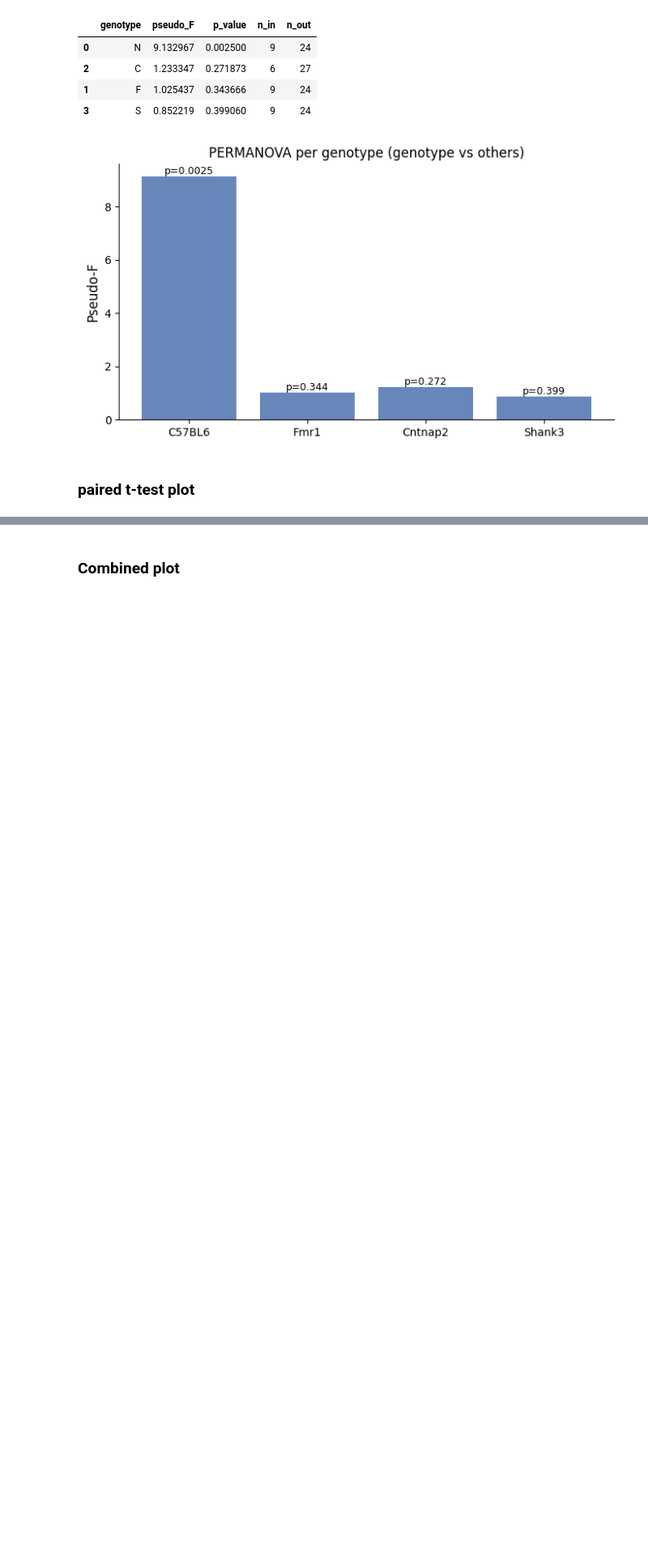
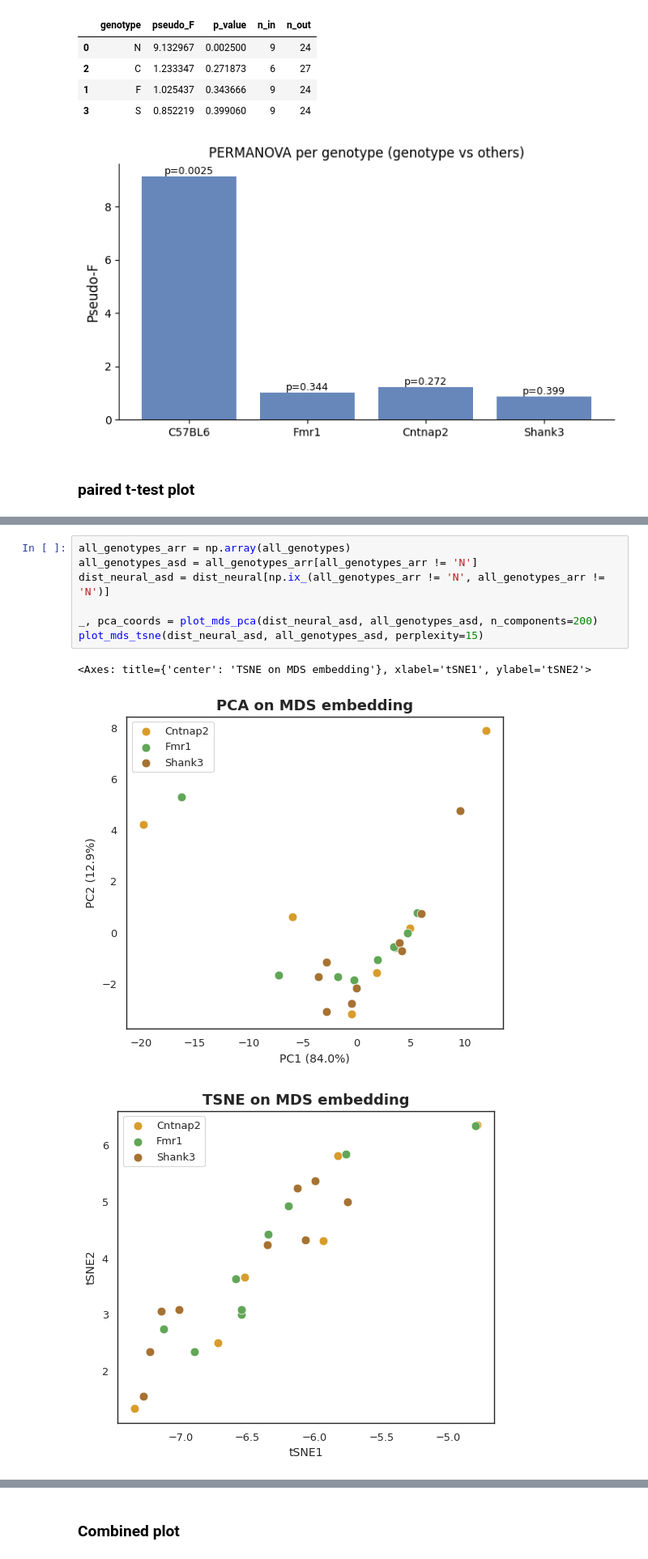
Before and after one commit to brunaafl/ShapeMetrics, a Jupyter notebook: ibl_autism/neural_genotype.ipynb, the cells around one changed output, grey strips where cells are left out. Shown at 81% size. Cells and saved outputs as stored; diff of their text form; blank space fills up the shorter version.

```diff
--- a/ibl_autism/neural_genotype.ipynb
+++ b/ibl_autism/neural_genotype.ipynb
@@ -1066 +994,12 @@ array([12.68119564,  5.65927257, 18.84288955, 11.905518  , 13.58016196,
+# %%
+all_genotypes_arr = np.array(all_genotypes)
+all_genotypes_asd = all_genotypes_arr[all_genotypes_arr != 'N']
+dist_neural_asd = dist_neural[np.ix_(all_genotypes_arr != 'N', all_genotypes_arr != 'N')]
+
+_, pca_coords = plot_mds_pca(dist_neural_asd, all_genotypes_asd, n_components=200)
+plot_mds_tsne(dist_neural_asd, all_genotypes_asd, perplexity=15)
+# %% [output]
+<Axes: title={'center': 'TSNE on MDS embedding'}, xlabel='tSNE1', ylabel='tSNE2'>
+[figure, added]
+[figure, added]
 # %%
```
Also changed, not shown: parts of 11 cells of this notebook, 3 other files.
